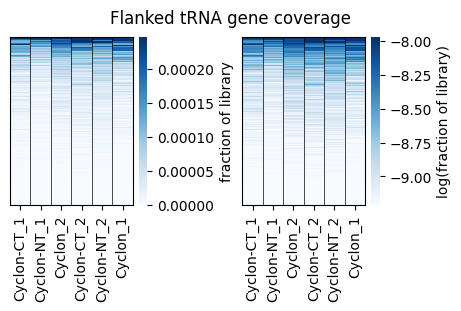
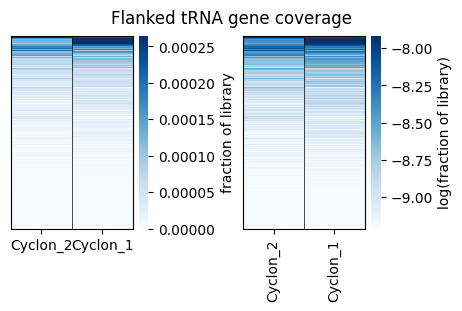
The change to this notebook cell's code, shown as a diff; its figure went from the first image to the second:
--- before
+++ after
@@ -15,2 +15,3 @@
     
 fig.suptitle("Flanked tRNA gene coverage")
+fig.savefig("../analysis/03_Flanked_tRNA_coverage.pdf")

Commit: fig update